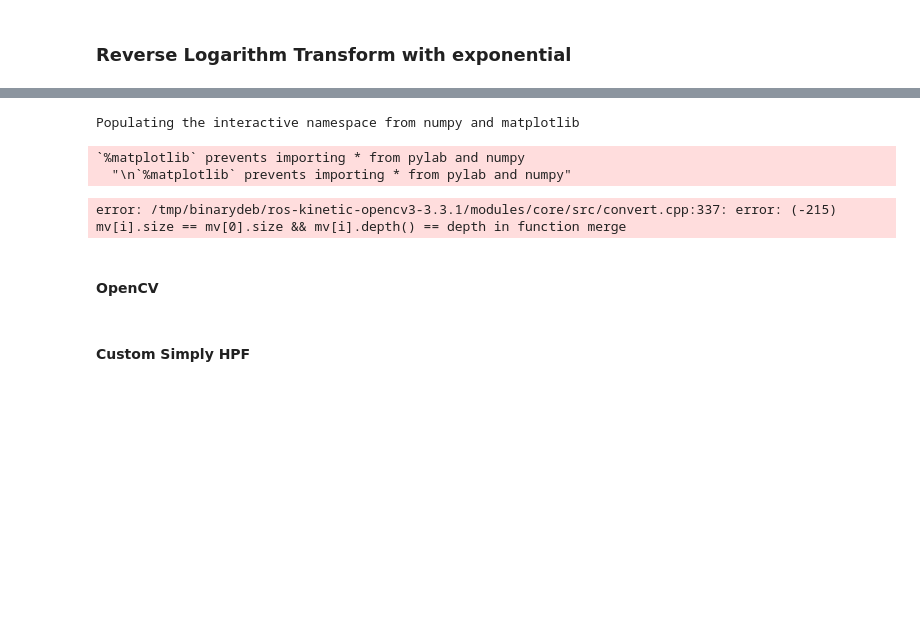
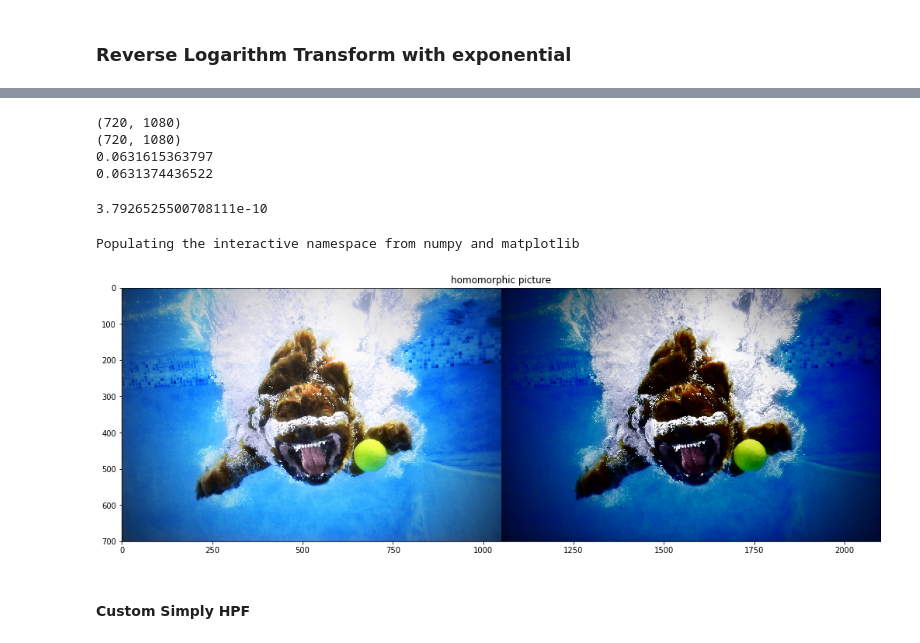
Before and after one commit to olayasturias/bluerov_ros_playground, a Jupyter notebook: src/bluerov/homomorphic_filter.ipynb, the cells around one changed output, grey strips where cells are left out. Drawn from its saved outputs; the diff is of its cells as text; code cells hidden in the pictures; blank space fills up the shorter version.

```diff
--- a/src/bluerov/homomorphic_filter.ipynb
+++ b/src/bluerov/homomorphic_filter.ipynb
@@ -647,0 +885,7 @@ array([[ 561.5602 , 1820.0184 , 3383.6724 , ..., 1662.7742 , 1418.419  ,
+# %%
+%%%timeit
+result_split = np.ndarray(dft_shift2.shape)
+result_split[:,:,0] = result_filter4.imag
+result_split[:,:,1] = result_filter4.real
+
+result_interm2 = cv2.idft(np.fft.ifftshift(result_split),flags = idft_flags)
@@ -648,5 +913,2 @@ array([[ 561.5602 , 1820.0184 , 3383.6724 , ..., 1662.7742 , 1418.419  ,
 # %% [markdown]
 #### OpenCV + Simply HPF
-# %%
-result_interm2 = np.real(np.fft.ifft2(np.fft.ifftshift(dft_shift2_copy)))
-result_interm2
@@ -720,2 +931,2 @@ array([[[134.32144393, 136.53262486],
 # %%
-result = np.exp(result_interm)
+result = np.exp(result_interm2)
@@ -722,19 +935,34 @@ result = np.exp(result_interm)
+# %%
+A = result
+print A.shape
+B = result2
+print B.shape
+
+print A[700][200]
+print B[700][200]
+
+mse = (np.square(A - B)).mean(axis=None)
+
+# Mean squared error
+mse
+# %% [output]
+(720, 1080)
+(720, 1080)
+0.0631615363797
+0.0631374436522
+3.7926525500708111e-10
 # %%
-j = result[0:cols,0:rows]
+j = result[0:rows,0:cols]
 # %%
 %pylab inline
 pylab.rcParams['figure.figsize'] = (20, 6)
 
-merged = cv2.merge((j,u,v))
+merged = cv2.merge((np.float32(j),u,v))
 imgf  = cv2.cvtColor(merged,cv2.COLOR_YUV2RGB)
 res = np.hstack((RGB_im, imgf))
 plt.imshow(res)
 plt.title('homomorphic picture')
 plt.show()
 # %% [output]
 Populating the interactive namespace from numpy and matplotlib
-`%matplotlib` prevents importing * from pylab and numpy
-  "\n`%matplotlib` prevents importing * from pylab and numpy"
-error: /tmp/binarydeb/ros-kinetic-opencv3-3.3.1/modules/core/src/convert.cpp:337: error: (-215) mv[i].size == mv[0].size && mv[i].depth() == depth in function merge
+[figure, added]
-# %% [markdown]
-#### OpenCV
```
Also changed, not shown: parts of 80 cells of this notebook.
